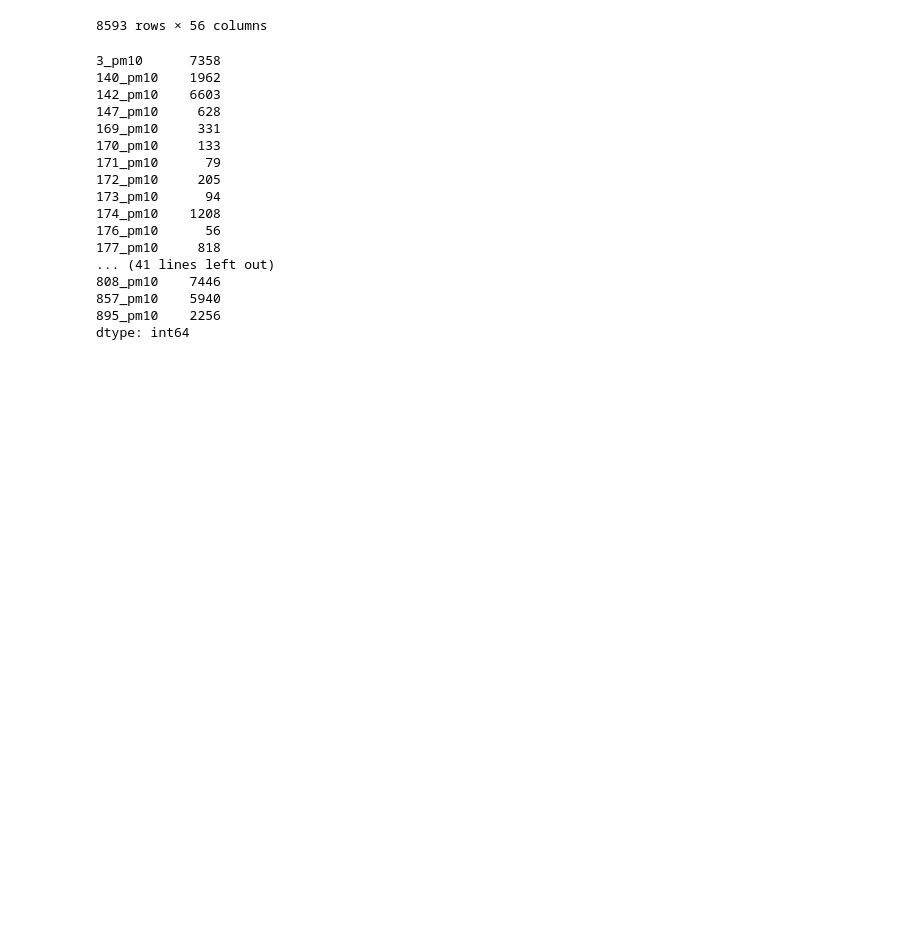
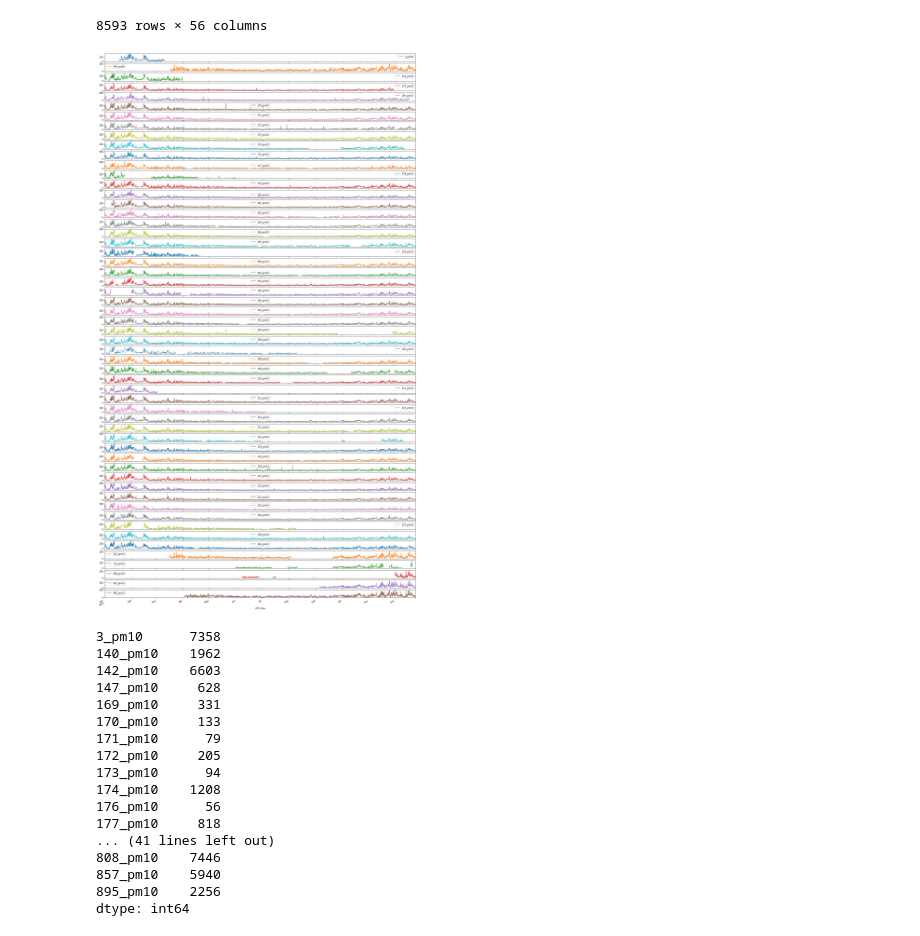
Before and after one commit to ciepielajan/Time_series, a Jupyter notebook: pandas_interpolate.ipynb, the cells around one changed output. Drawn from its saved outputs; the diff is of its cells as text; code cells hidden in the pictures; blank space fills up the shorter version.

```diff
--- a/pandas_interpolate.ipynb
+++ b/pandas_interpolate.ipynb
@@ -73,6 +73,13 @@ year
 | 2017-12-24 23:00:00 | NaN | 20.0 | NaN | NaN | NaN | 16.0 | 19.0 | 17.0 | 17.0 | NaN | ... |
 | 2017-12-25 00:00:00 | NaN | 18.0 | NaN | NaN | NaN | 14.0 | 16.0 | 16.0 | 13.0 | NaN | ... |
 8593 rows × 56 columns
+# %%
+year[columns_pm10].plot(figsize=(25,50), legend=True, subplots=True)
+plt.savefig('time-series-pm10_before.png')
+plt.show()
+plt.close()
+# %% [output]
+[figure, added]
 # %%
 year.isnull().sum()
 # %% [output]
```
Also changed, not shown: parts of 1 cell of this notebook.
